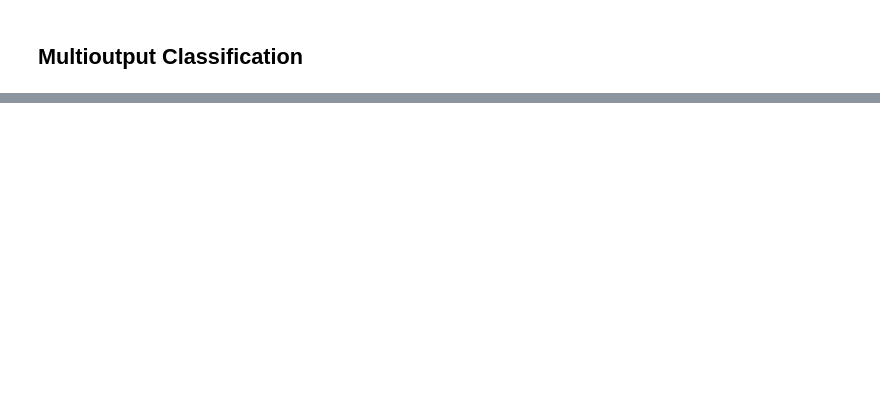
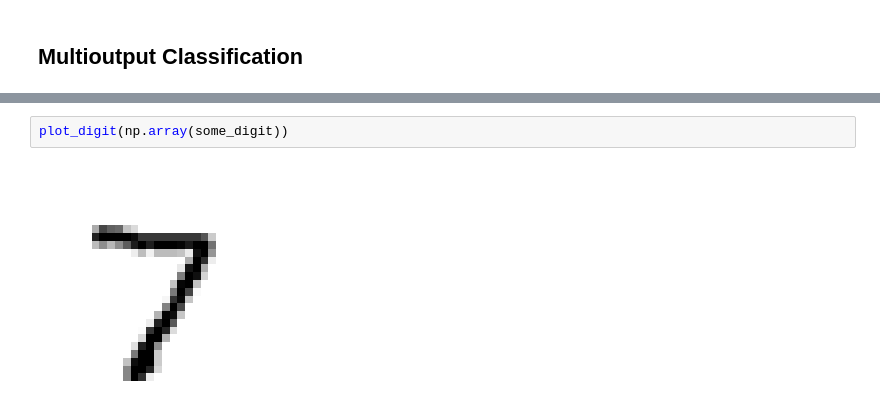
Before and after one commit to alextanhongpin/hands-on-machine-learning-with-scikit-learn, a Jupyter notebook: 03-classification.ipynb, the cells around one changed output, grey strips where cells are left out. Saved outputs shown, nothing was run; the diff lists cells and outputs as text; blank space fills up the shorter version.

```diff
--- a/03-classification.ipynb
+++ b/03-classification.ipynb
@@ -371,0 +417,4 @@ plot_digit(clean_digit)
+# %%
+plot_digit(np.array(some_digit))
+# %% [output]
+[figure, added]
```
Also changed, not shown: parts of 14 cells of this notebook.
